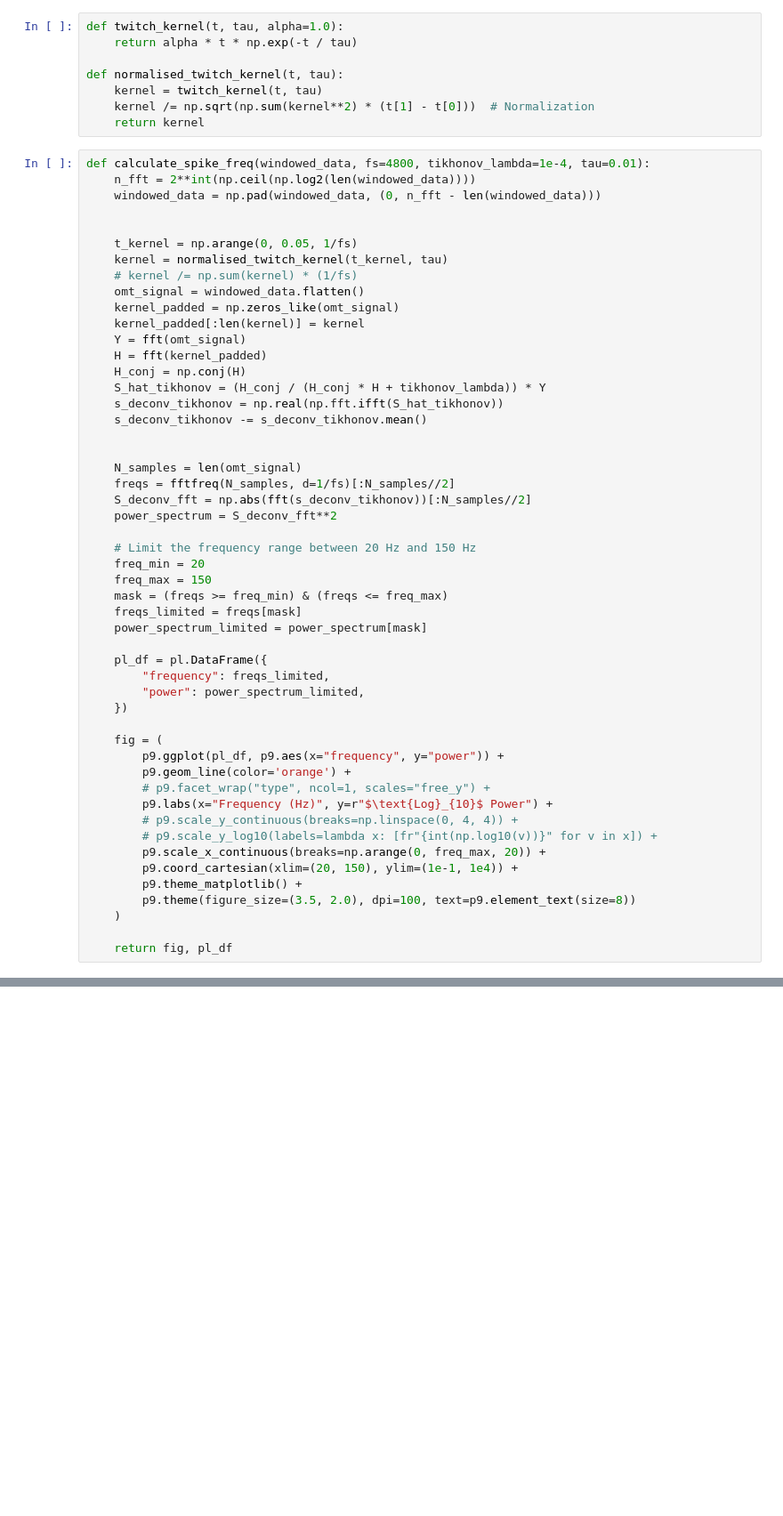
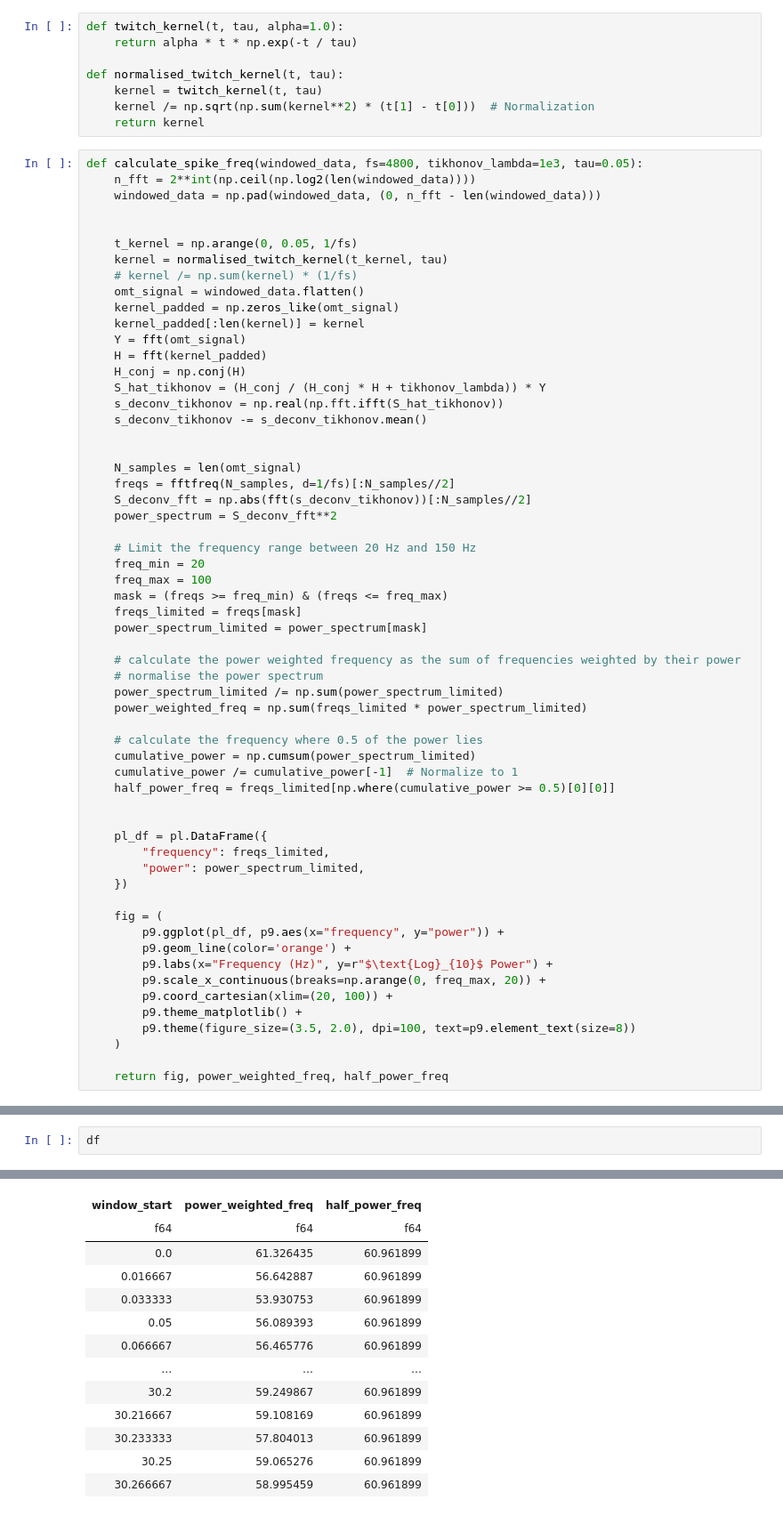
Before and after one commit to ahmed-alhindawi/omt_simulator, a Jupyter notebook: src/anaesthesia_data.ipynb, the cells around one changed output, grey strips where cells are left out. Shown at 89% size. Drawn from its saved outputs; the diff is of its cells as text; blank space fills up the shorter version.

```diff
--- a/src/anaesthesia_data.ipynb
+++ b/src/anaesthesia_data.ipynb
@@ -63,7 +62,7 @@ def normalised_twitch_kernel(t, tau):
     kernel /= np.sqrt(np.sum(kernel**2) * (t[1] - t[0]))  # Normalization
     return kernel
 # %%
-def calculate_spike_freq(windowed_data, fs=4800, tikhonov_lambda=1e-4, tau=0.01):
+def calculate_spike_freq(windowed_data, fs=4800, tikhonov_lambda=1e3, tau=0.05):
     n_fft = 2**int(np.ceil(np.log2(len(windowed_data))))
     windowed_data = np.pad(windowed_data, (0, n_fft - len(windowed_data)))
 
@@ -89,10 +88,21 @@ def calculate_spike_freq(windowed_data, fs=4800, tikhonov_lambda=1e-4, tau=0.01)
 
     # Limit the frequency range between 20 Hz and 150 Hz
     freq_min = 20
-    freq_max = 150
+    freq_max = 100
     mask = (freqs >= freq_min) & (freqs <= freq_max)
     freqs_limited = freqs[mask]
     power_spectrum_limited = power_spectrum[mask]
+
+    # calculate the power weighted frequency as the sum of frequencies weighted by their power
+    # normalise the power spectrum
+    power_spectrum_limited /= np.sum(power_spectrum_limited)
+    power_weighted_freq = np.sum(freqs_limited * power_spectrum_limited)
+
+    # calculate the frequency where 0.5 of the power lies
+    cumulative_power = np.cumsum(power_spectrum_limited)
+    cumulative_power /= cumulative_power[-1]  # Normalize to 1
+    half_power_freq = freqs_limited[np.where(cumulative_power >= 0.5)[0][0]]
+
 
     pl_df = pl.DataFrame({
         "frequency": freqs_limited,
@@ -102,14 +112,11 @@ def calculate_spike_freq(windowed_data, fs=4800, tikhonov_lambda=1e-4, tau=0.01)
     fig = (
         p9.ggplot(pl_df, p9.aes(x="frequency", y="power")) +
         p9.geom_line(color='orange') +
-        # p9.facet_wrap("type", ncol=1, scales="free_y") +
         p9.labs(x="Frequency (Hz)", y=r"$\text{Log}_{10}$ Power") +
-        # p9.scale_y_continuous(breaks=np.linspace(0, 4, 4)) +
-        # p9.scale_y_log10(labels=lambda x: [fr"{int(np.log10(v))}" for v in x]) +
         p9.scale_x_continuous(breaks=np.arange(0, freq_max, 20)) +
-        p9.coord_cartesian(xlim=(20, 150), ylim=(1e-1, 1e4)) +
+        p9.coord_cartesian(xlim=(20, 100)) +
         p9.theme_matplotlib() +
         p9.theme(figure_size=(3.5, 2.0), dpi=100, text=p9.element_text(size=8))
     )
 
-    return fig, pl_df
+    return fig, power_weighted_freq, half_power_freq
@@ -115,0 +135,3 @@ def calculate_spike_freq(windowed_data, fs=4800, tikhonov_lambda=1e-4, tau=0.01)
+# %%
+df
+# %% [output]
@@ -115,0 +139,13 @@ def calculate_spike_freq(windowed_data, fs=4800, tikhonov_lambda=1e-4, tau=0.01)
+| window_start | power_weighted_freq | half_power_freq |
+| f64 | f64 | f64 |
+| 0.0 | 61.326435 | 60.961899 |
+| 0.016667 | 56.642887 | 60.961899 |
+| 0.033333 | 53.930753 | 60.961899 |
+| 0.05 | 56.089393 | 60.961899 |
+| 0.066667 | 56.465776 | 60.961899 |
+| … | … | … |
+| 30.2 | 59.249867 | 60.961899 |
+| 30.216667 | 59.108169 | 60.961899 |
+| 30.233333 | 57.804013 | 60.961899 |
+| 30.25 | 59.065276 | 60.961899 |
+| 30.266667 | 58.995459 | 60.961899 |
```
Also changed, not shown: parts of 8 cells of this notebook, 9 other files.
